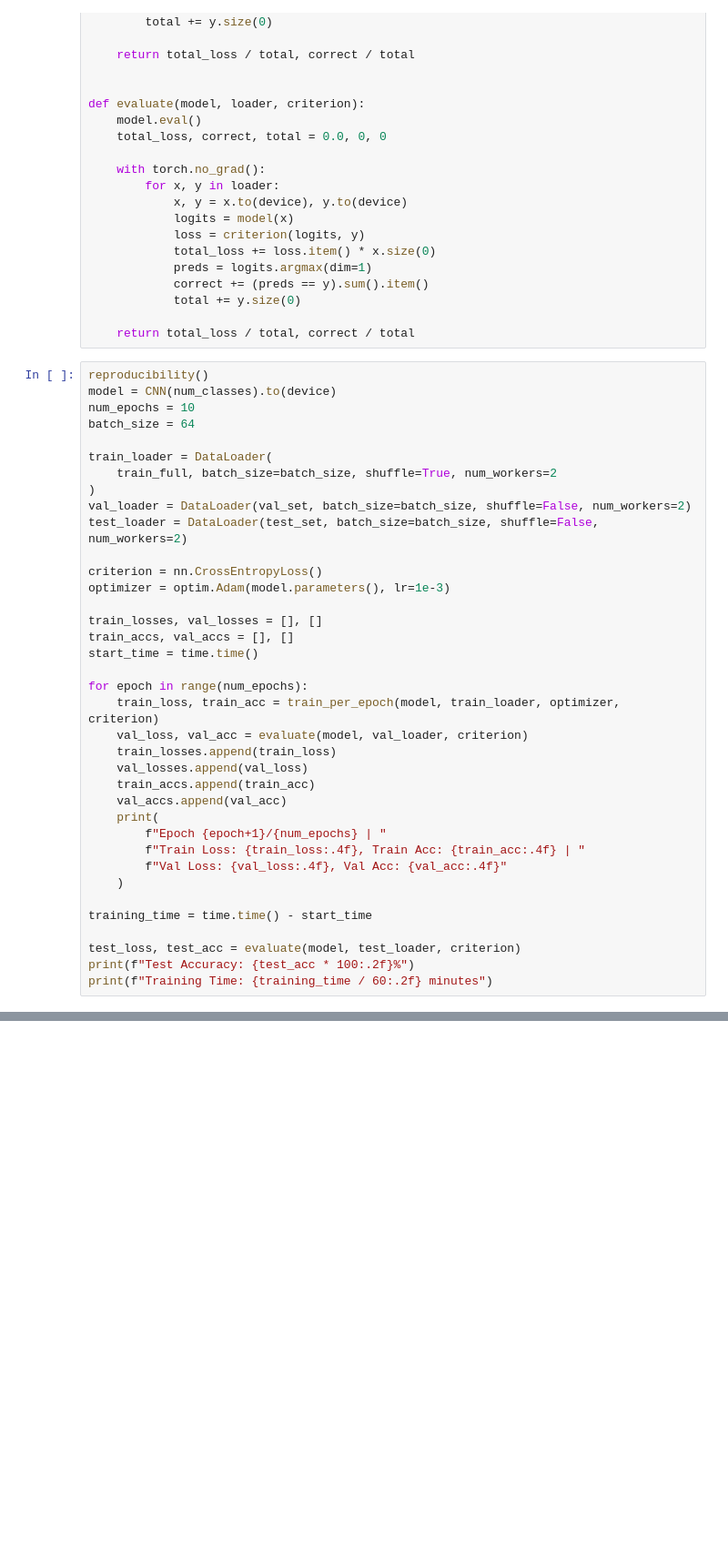
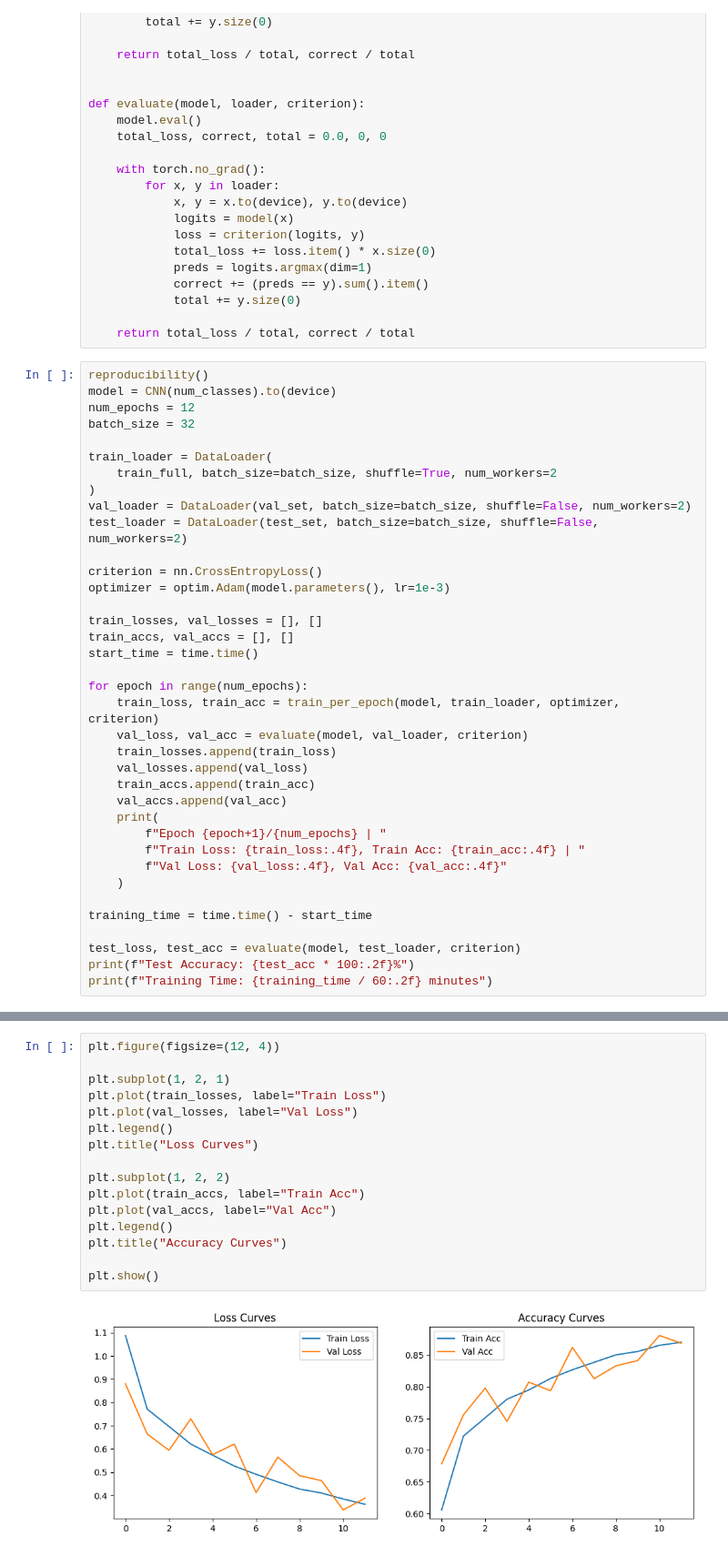
Before and after one commit to dboutzounis/Satellite-Data-Comparative-Study, a Jupyter notebook: satellite_image_classification.ipynb, the cells around one changed output, grey strips where cells are left out. Shown at 91% size. Cells and saved outputs as stored; diff of their text form; blank space fills up the shorter version.

```diff
--- a/satellite_image_classification.ipynb
+++ b/satellite_image_classification.ipynb
@@ -272,8 +310,8 @@ def evaluate(model, loader, criterion):
 # %%
 reproducibility()
 model = CNN(num_classes).to(device)
-num_epochs = 10
-batch_size = 64
+num_epochs = 12
+batch_size = 32
 
 train_loader = DataLoader(
     train_full, batch_size=batch_size, shuffle=True, num_workers=2
@@ -324,0 +363,18 @@ Training Time: 4.65 minutes
+# %%
+plt.figure(figsize=(12, 4))
+
+plt.subplot(1, 2, 1)
+plt.plot(train_losses, label="Train Loss")
+plt.plot(val_losses, label="Val Loss")
+plt.legend()
+plt.title("Loss Curves")
+
+plt.subplot(1, 2, 2)
+plt.plot(train_accs, label="Train Acc")
+plt.plot(val_accs, label="Val Acc")
+plt.legend()
+plt.title("Accuracy Curves")
+
+plt.show()
+# %% [output]
+[figure, added]
```
Also changed, not shown: parts of 8 cells of this notebook.
